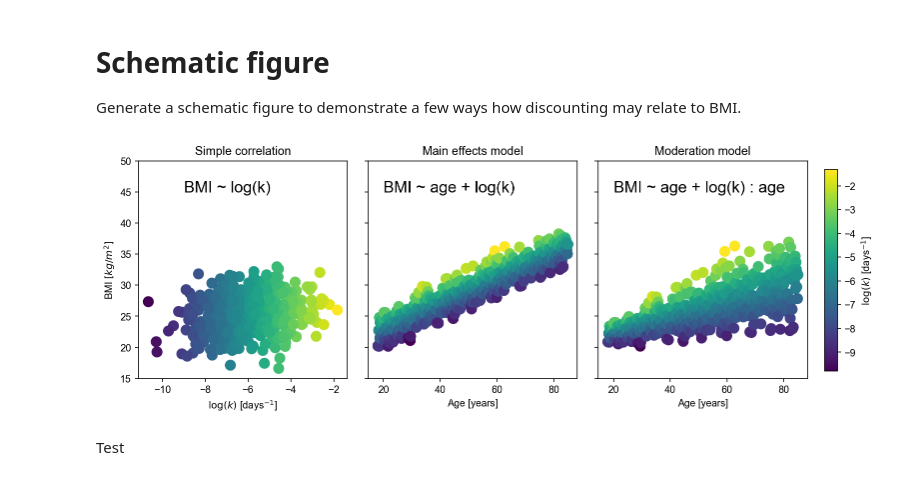
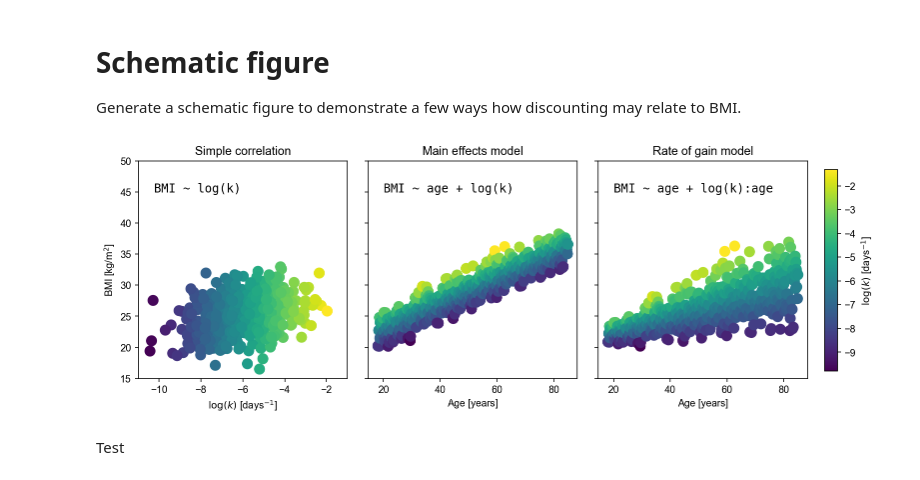
Before and after one commit to drbenvincent/Veillard-Vincent, a Jupyter notebook: figs/make_schematic_figure.ipynb, the cells around one changed output. Saved outputs shown, nothing was run; the diff lists cells and outputs as text; code cells hidden in the pictures.

Commit message:
improved schematic figure

```diff
--- a/figs/make_schematic_figure.ipynb
+++ b/figs/make_schematic_figure.ipynb
@@ -28,7 +28,7 @@ marker_size = 10**2
 # correlation ----------------------------------------------------------------
 logk_mu, logk_sd = -6, 1.5
 bmi_mu, bmi_std = 25, 3
-ρ = 0.3
+ρ = 0.4
 diag = ρ * logk_sd * bmi_std
 
 mu = [logk_mu, bmi_mu]
@@ -38,8 +38,11 @@ logk, bmi = np.random.multivariate_normal(mu, cov, N).T
 #ax[0].scatter(logk, bmi)
 ax[0].scatter(logk, bmi, c=logk, cmap=cm, s=marker_size)
 # fig.colorbar(sc, ax=ax[0])
-ax[0].set(xlabel='$\log(k)$ [days$^{-1}$]', ylabel='BMI $[kg/m^2]$', title='Simple correlation', ylim=bmi_lim)
-ax[0].text(-9, text_ypos, 'BMI ~ log(k)', fontsize=16, usetex=False)
+ax[0].set(xlabel='$\log(k)$ [days$^{-1}$]', ylabel='BMI [kg/m$^2$]', title='Simple correlation',
+          ylim=bmi_lim,
+          xlim=[-11, -1],
+          xticks=np.linspace(-10,-2, 5))
+ax[0].text(-10.25, text_ypos, 'BMI ~ log(k)', fontsize=12, usetex=False, family="monospace")
 
 # age ----------------------------------------------------------------
 age = np.linspace(18, 85, N)
@@ -50,43 +53,43 @@ bmi = β0 + β1 * age + β3 * logk
 ax[1].scatter(age, bmi, c=logk, cmap=cm, s=marker_size)
 ax[1].set(xlabel='Age [years]', title='Main effects model', ylim=bmi_lim)
 # fig.colorbar(sc, ax=ax[1])
-ax[1].text(20, text_ypos, r'BMI ~ age + log(k)', fontsize=16, usetex=False)
+ax[1].text(20, text_ypos, r'BMI ~ age + log(k)', fontsize=12, usetex=False, family="monospace")
 
 
 # moderation ----------------------------------------------------------------
 age = np.linspace(18, 85, N)
 #logk = np.random.normal(logk_mu, logk_sd, N)
 β0, β1, β2 = 20, 0.3, 0.03
 bmi = β0 + (β1 * age) + (β2 * age*logk)
 
 sc = ax[2].scatter(age, bmi, c=logk, cmap=cm, s=marker_size)
 # fig.colorbar(sc, ax=ax[2])
 
-ax[2].set(xlabel='Age [years]', title='Moderation model', ylim=bmi_lim)
-ax[2].text(20, text_ypos, r'BMI ~ age + log(k) : age', fontsize=16, usetex=False)
+ax[2].set(xlabel='Age [years]', title='Rate of gain model', ylim=bmi_lim)
+ax[2].text(20, text_ypos, r'BMI ~ age + log(k):age', fontsize=12, usetex=False, family="monospace")
 
 
 # add in colorbar as extra floating axis --------------------
 
 im = plt.gca().get_children()[0]
 k=0.02
 # left, bottom, width, height
 cax = fig.add_axes([0.92,0.15,0.015,0.7])
 fig.colorbar(im, cax=cax, label='$\log(k)$ [days$^{-1}$]')
 
 
 
 # plt.show()
 
 # figure level formatting ----------------------------------------------------------------
 plt.subplots_adjust(wspace=0.1)
 
 # save
 
 plt.savefig('schematic.pdf', bbox_inches='tight')
 plt.savefig('schematic.png', bbox_inches='tight', dpi=300)
 # %% [output]
-[figure, old version]
+[figure, new version]
 # %% [markdown]
 Test
 # %%
```
Also changed, not shown: 2 other files.
